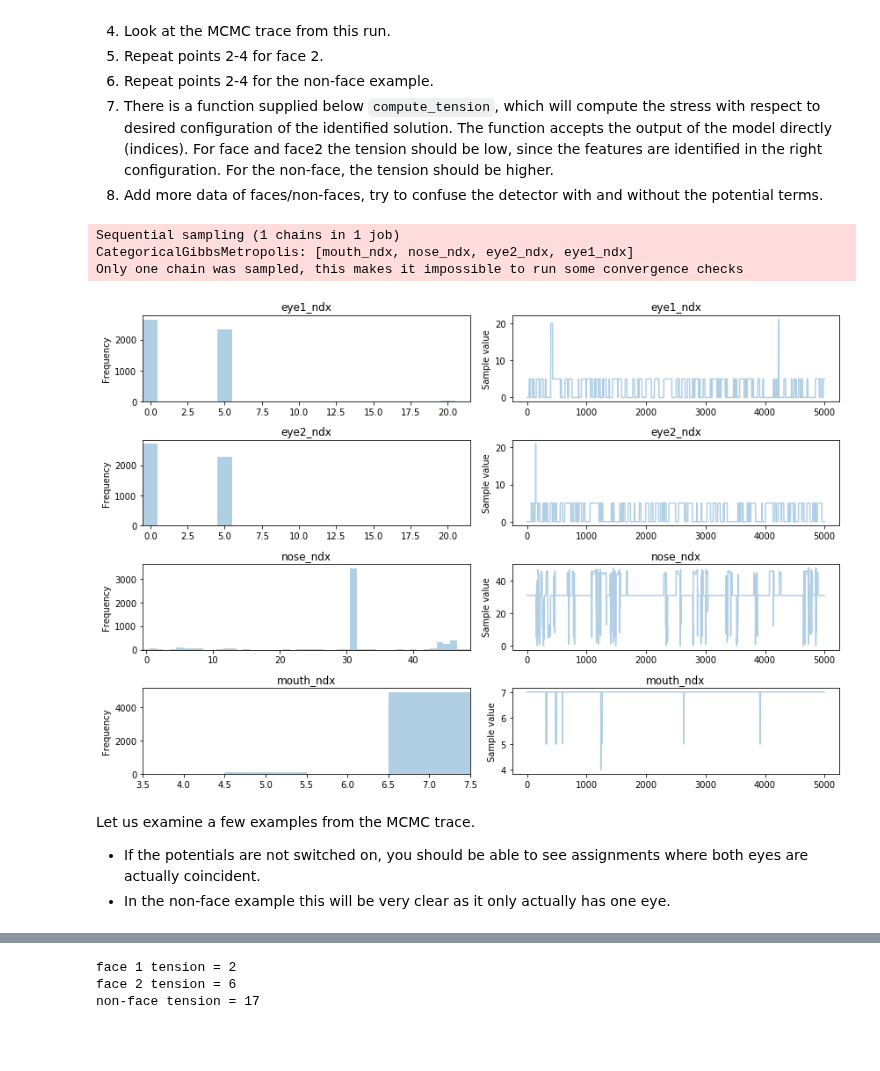
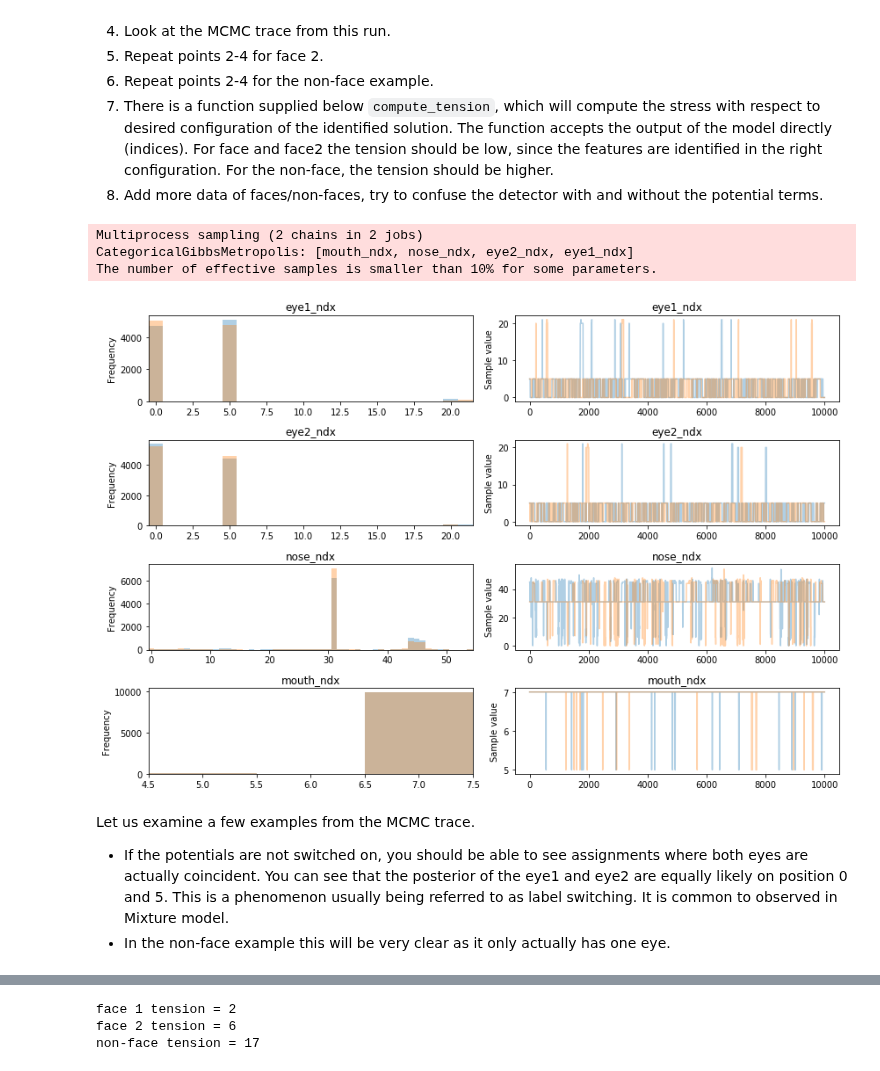
Before and after one commit to fonnesbeck/PyMC3_DataScienceLA, a Jupyter notebook: notebooks/2a. Model Building with PyMC3.ipynb, the cells around one changed output, grey strips where cells are left out. Saved outputs shown, nothing was run; the diff lists cells and outputs as text; code cells hidden in the pictures; blank space fills up the shorter version.

```diff
--- a/notebooks/2a. Model Building with PyMC3.ipynb
+++ b/notebooks/2a. Model Building with PyMC3.ipynb
@@ -126,4 +126,10 @@ The model below is set up to process the uncommented dataset each of the dataset
 6. Repeat points 2-4 for the non-face example.
 7. There is a function supplied below `compute_tension`, which will compute the stress with respect to desired configuration of the identified solution. The function accepts the output of the model directly (indices).  For face and face2 the tension should be low, since the features are identified in the right configuration.  For the non-face, the tension should be higher.
 8. Add more data of faces/non-faces, try to confuse the detector with and without the potential terms.
+# %%
+# create index matrix
+x1, y1 = np.mgrid[0:6, 0:6]
+eyeloc = theano.shared(np.vstack([x1.ravel(), y1.ravel()]))
+x2, y2 = np.mgrid[0:8, 0:7]
+noiseloc = theano.shared(np.vstack([x2.ravel(), y2.ravel()]))
 # %%
@@ -193,19 +189,21 @@ with pm.Model() as face_detector:
 # %%
 with face_detector:
-    tr = pm.sample(draws=5000, tune=1000, chains=1)
+    tr = pm.sample(draws=10000, tune=1000)
     if use_potentials:
-        _ = pm.traceplot(tr, [eye1_ndx, eye2_ndx, nose_ndx, mouth_ndx, tension])
+        _ = pm.traceplot(
+            tr, varnames=['eye1_ndx', 'eye2_ndx', 'nose_ndx', 'mouth_ndx', 'tension'])
     else:
-        _ = pm.traceplot(tr, [eye1_ndx, eye2_ndx, nose_ndx, mouth_ndx])
+        _ = pm.traceplot(
+            tr, varnames=['eye1_ndx', 'eye2_ndx', 'nose_ndx', 'mouth_ndx'])
 # %% [output]
-Sequential sampling (1 chains in 1 job)
+Multiprocess sampling (2 chains in 2 jobs)
 CategoricalGibbsMetropolis: [mouth_ndx, nose_ndx, eye2_ndx, eye1_ndx]
-Only one chain was sampled, this makes it impossible to run some convergence checks
+The number of effective samples is smaller than 10% for some parameters.
-[figure, old version]
+[figure, new version]
 # %% [markdown]
 Let us examine a few examples from the MCMC trace.
 
-- If the potentials are not switched on, you should be able to see assignments where both eyes are actually coincident.
+- If the potentials are not switched on, you should be able to see assignments where both eyes are actually coincident. You can see that the posterior of the eye1 and eye2 are equally likely on position 0 and 5. This is a phenomenon usually being referred to as label switching. It is common to observed in Mixture model.
 - In the non-face example this will be very clear as it only actually has one eye.
 # %%
 tr[1], tr[2], tr[3], tr[4], tr[5], tr[6], tr[7], tr[8]
```
Also changed, not shown: parts of 4 cells of this notebook.
